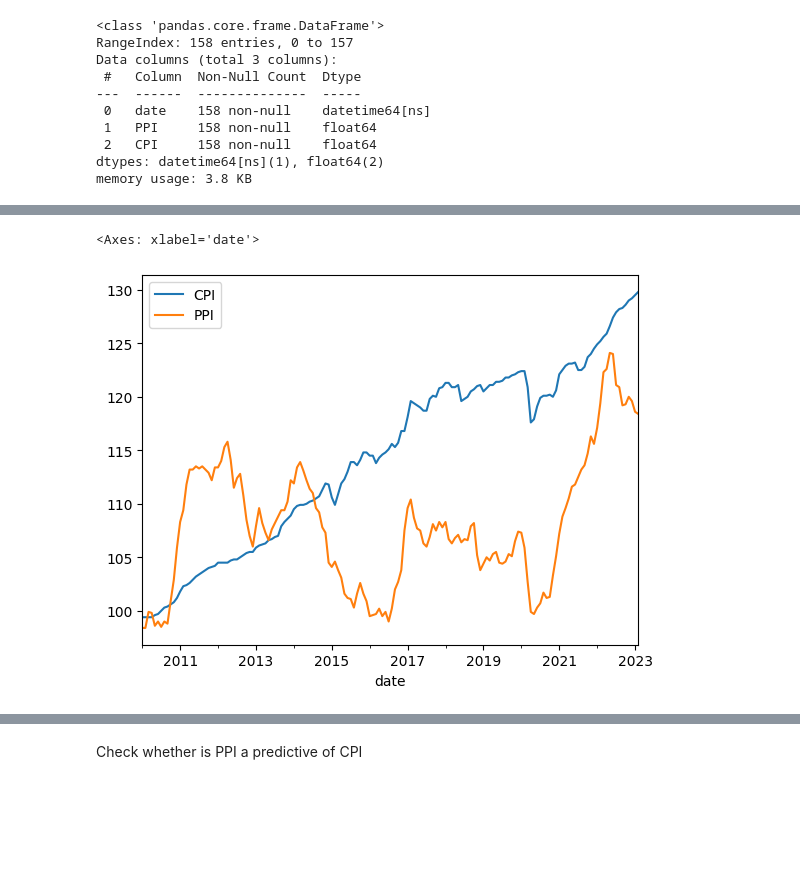
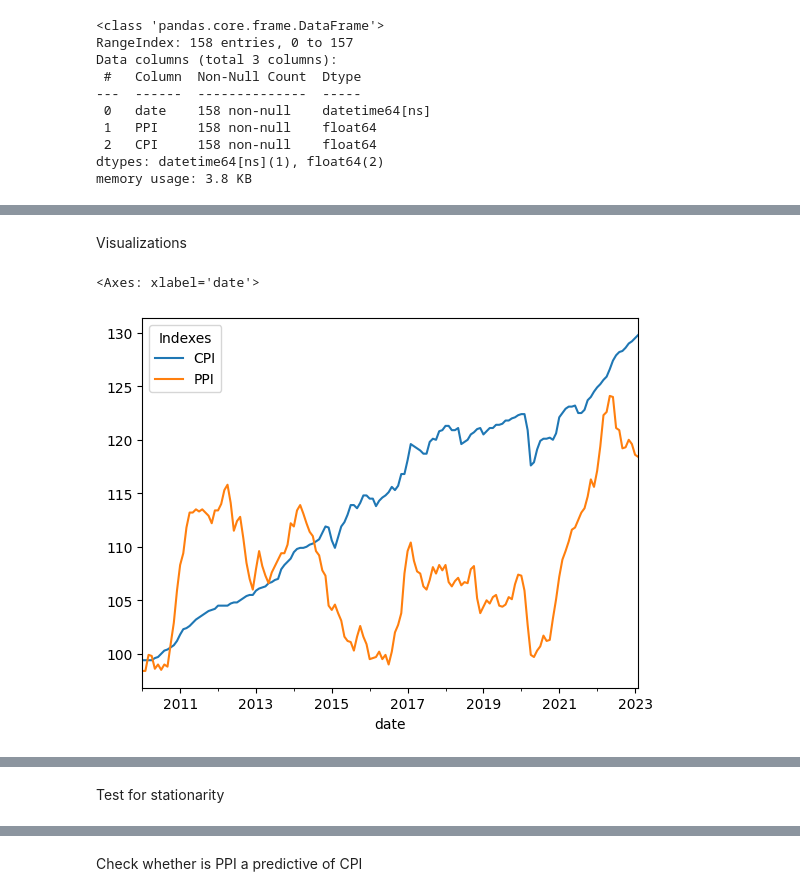
Before and after one commit to derrickgzq/fyp, a Jupyter notebook: fyp.ipynb, the cells around one changed output, grey strips where cells are left out. Cells and saved outputs as stored; diff of their text form; code cells hidden in the pictures; blank space fills up the shorter version.

```diff
--- a/fyp.ipynb
+++ b/fyp.ipynb
@@ -12,3 +17,4 @@ import plotly.express as px
 df = pd.read_csv('https://raw.githubusercontent.com/derrickgzq/fyp/main/fyp%20data.csv')
 # %%
 df['date'] = pd.to_datetime(df['date'])
+df = df.set_index('date').rename_axis('Indexes', axis=1)
@@ -28,6 +58,8 @@ memory usage: 3.8 KB
+# %% [markdown]
+Visualizations
 # %%
-df.plot(x = 'date', y = ['CPI','PPI'])
+df.plot( y = ['CPI','PPI'])
 # %% [output]
 <Axes: xlabel='date'>
-[figure, old version]
+[figure, new version]
 # %%
@@ -35,3 +67,5 @@ fig = px.line(df, x = 'date', y = ['CPI','PPI'], title = 'CPI and PPI in Malaysi
 fig.show()
 # %% [output]
 [interactive output not drawn]
+# %% [markdown]
+Test for stationarity
```
Also changed, not shown: parts of 21 cells of this notebook.
